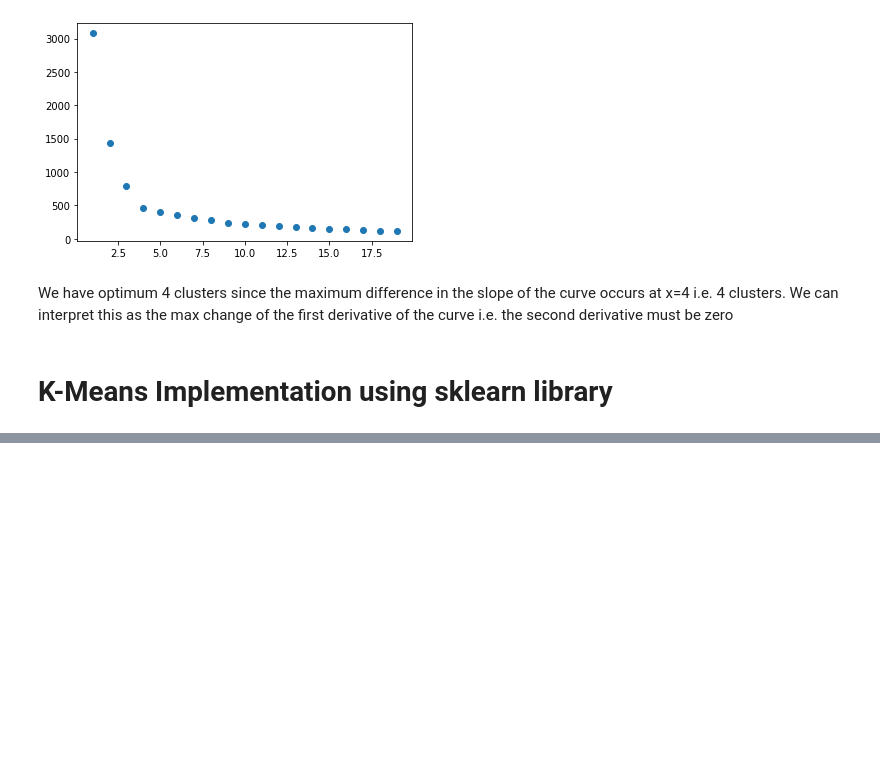
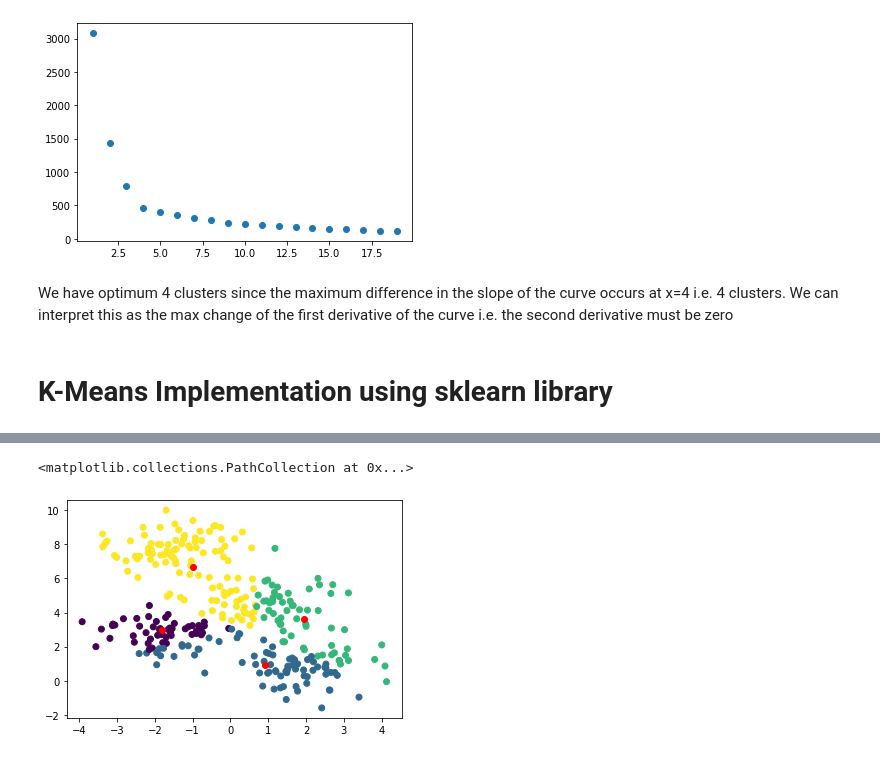
Before and after one commit to m607stars/Machine-Learning-Algorithms, a Jupyter notebook: K_means.ipynb, the cells around one changed output, grey strips where cells are left out. Saved outputs shown, nothing was run; the diff lists cells and outputs as text; code cells hidden in the pictures; blank space fills up the shorter version.

```diff
--- a/K_means.ipynb
+++ b/K_means.ipynb
@@ -132,0 +180,41 @@ plt.scatter(centers[:, 0], centers[:, 1],color='black')   #plotting centres
+# %%
+# This function asssigns each of data point to any one of the 'k' centroids
+
+def assigning_clusters(centroids,df):
+  for i in range(len(df)):
+    sum = []
+    for j in range(len(centroids)):
+      sum.append((df.iat[i,0]-centroids.iat[j,0])**2 + (df.iat[i,1]-centroids.iat[j,1])**2)        #Calculating distance from each of the centroids
+    df.iat[i, 2] = sum.index(min(sum))   #Assigning the point to that centroid from which the distance is minimum
+  return (df)
+# %%
+# variance function is used to calculate the mean variance of all the datapoints
+
+def variance(df,centroids):
+  varaince_mean = sys.maxsize         #We initialize the varaince_mean with the maximum integer
+  # We now calulcate the variance for each of the datapoint. It is the square of the Euclidean distance between datapoint and its assigned centroid
+  for i in range(len(df)):
+    varaince_mean = varaince_mean + (df.iat[i,0]-centroids.iat[int(df.iat[i,2]),0])**2 + (df.iat[i,1]-centroids.iat[int(df.iat[i,2]),1])**2
+  varaince_mean = varaince_mean/len(df)    #We caluclate the mean
+  return varaince_mean
+# %%
+# Here, we integrate all the above defined functions into our final k_means
+
+def k_means(df,k):
+  centroids = clustering(df,k)                 #Randomly create the centroids
+  df = assigning_clusters(centroids,df)        #Assign the centroids
+  current_variance = variance(df,centroids)    #We caluclate the current varaince using the randomly assigned centroids
+  previous_variance = sys.maxsize              #for the first iteration, we just initialize the previous_variance to maximum integer
+  # In k means we have to iterate i.e. take the mean of the clusters until the variance starts to increase.
+  #  Hence we have compared the previous variance with the current one.
+  while (current_variance < previous_variance):
+    previous_variance = variance(df,centroids)
+    df = assigning_clusters(centroids,df)      #We form the clusters of datapoints
+    means = df.groupby('Clusters')             #We group the datapoints by clusters
+    centroids = means.mean()                   #The mean of the clusters so formed are the new centroids
+    current_variance = variance(df,centroids)  #The variance is calculated.
+  return centroids,df
+# %%
+# We call the k_means function and print the dataframe with the updated clusters
+centers,dataframe = k_means(df,4)
+print(dataframe)
@@ -132,0 +236,7 @@ plt.scatter(centers[:, 0], centers[:, 1],color='black')   #plotting centres
+# %%
+#Plot the predicted classes and centroids of clusters
+plt.scatter(df['x'], df['y'],c=df['Clusters'])   #plotting the data points
+plt.scatter(centers['x'], centers['y'],color='red')   #plotting centres
+# %% [output]
+<matplotlib.collections.PathCollection at 0x...>
+[figure, added]
```
Also changed, not shown: parts of 9 cells of this notebook.
